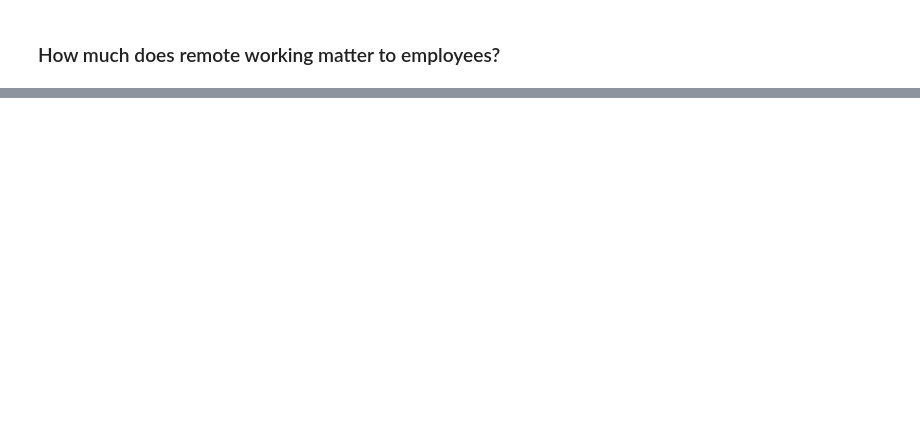
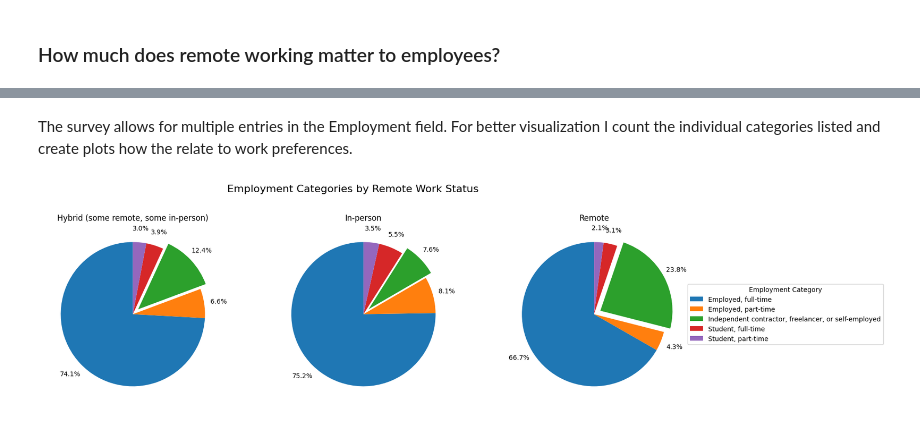
Before and after one commit to YKarsten/Annual-developer-survey-analysis, a Jupyter notebook: SO-2023-survey.ipynb, the cells around one changed output, grey strips where cells are left out. Drawn from its saved outputs; the diff is of its cells as text; code cells hidden in the pictures; blank space fills up the shorter version.

```diff
--- a/SO-2023-survey.ipynb
+++ b/SO-2023-survey.ipynb
@@ -343,0 +468,43 @@ devtype
+# %% [markdown]
+The survey allows for multiple entries in the Employment field. For better visualization I count the individual categories listed and create plots how the relate to work preferences.
+# %%
+# Create binary columns for each category
+categories = ['Employed, full-time',
+              'Employed, part-time',
+              'Independent contractor, freelancer, or self-employed',
+              'Student, full-time',
+              'Student, part-time']
+
+for category in categories:
+    df[category] = df['Employment'].str.contains(category, case=False, na=False).astype(int)
+
+# Group by 'RemoteWork' and sum the counts for each category
+grouped_data = df.groupby('RemoteWork')[categories].sum().reset_index()
+
+# Plot the data as pie charts
+fig, axes = plt.subplots(nrows=1, ncols=len(grouped_data), figsize=(18, 5), subplot_kw=dict(aspect="equal"))
+
+explode = (0, 0, 0.1, 0, 0)
+
+
+# Iterate through each 'RemoteWork' category and create a pie chart
+for i, (remote_work_status, data) in enumerate(grouped_data.groupby('RemoteWork')):
+    ax = axes[i]
+    labels = data[categories].columns
+    sizes = data[categories].iloc[0]
+    wedges, texts, autotexts = ax.pie(
+        sizes, autopct='%1.1f%%', startangle=90,
+        pctdistance=1.2, textprops=dict(color="black"),
+        explode=explode
+    )
+
+    # Set title
+    ax.set_title(remote_work_status)
+
+# Create legend
+ax.legend(wedges, labels, title="Employment Category", loc="center left", bbox_to_anchor=(1, 0, 0.5, 1))
+
+plt.suptitle('Employment Categories by Remote Work Status', y=1.05, fontsize=16)
+plt.show()
+# %% [output]
+[figure, added]
```
Also changed, not shown: parts of 8 cells of this notebook.
